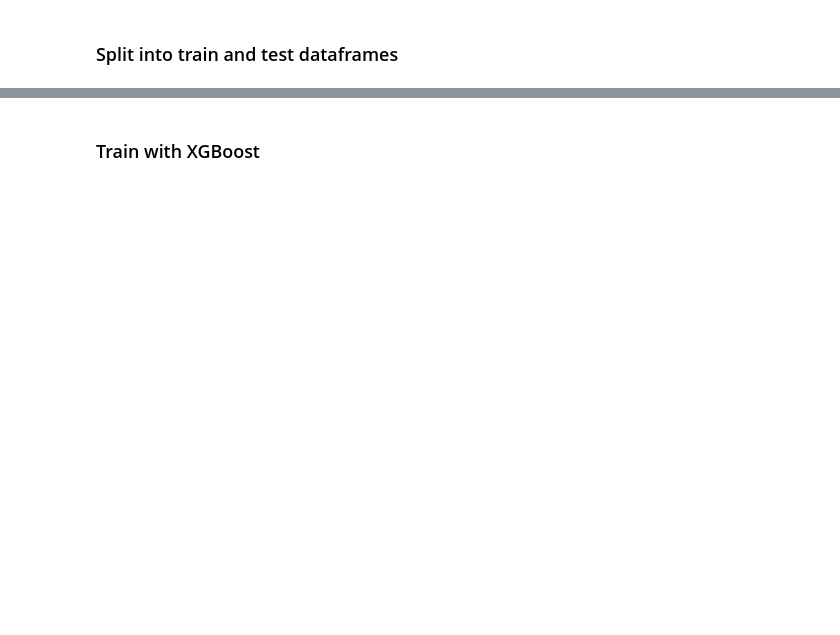
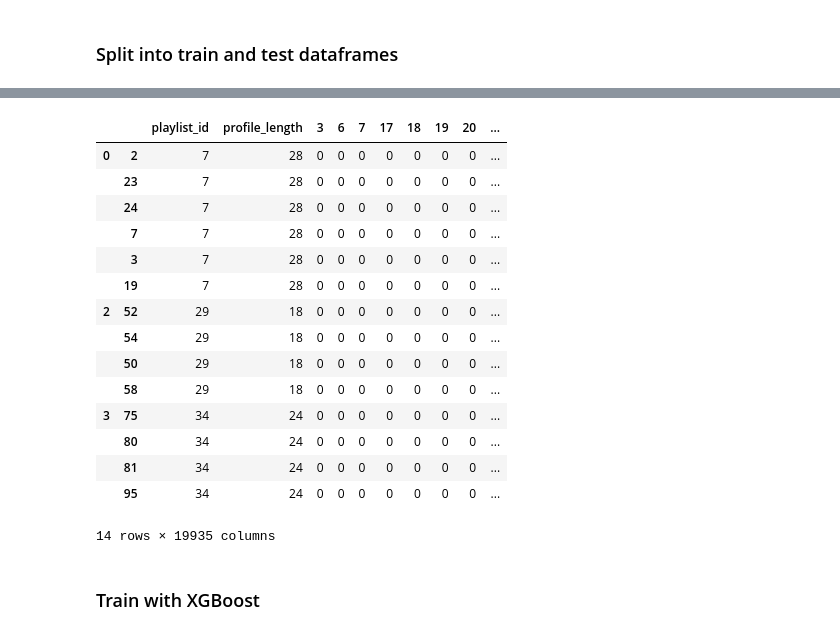
Before and after one commit to federicoparroni/RecSys, a Jupyter notebook: reranking/rerank.ipynb, the cells around one changed output, grey strips where cells are left out. Drawn from its saved outputs; the diff is of its cells as text; code cells hidden in the pictures; blank space fills up the shorter version.

```diff
--- a/reranking/rerank.ipynb
+++ b/reranking/rerank.ipynb
@@ -179,0 +237,9 @@ oh1 = pd.concat([oh1, test_labels_df], axis=1)
+# %%
+import data.data as d
+import random
+import math
+tgt = d.get_target_playlists()
+train_tgt = random.sample(tgt, math.floor(len(tgt)/2))
+test_tgt = list(set(tgt) - set(train_tgt))
+train = full.loc[full['playlist_id'].isin(train_tgt)]
+test = full.loc[full['playlist_id'].isin(test_tgt)]
@@ -180,3 +255,22 @@ oh1 = pd.concat([oh1, test_labels_df], axis=1)
+# %%
+test
+# %% [output]
+|  |  | playlist_id | profile_length | 3 | 6 | 7 | 17 | 18 | 19 | 20 | ... |
+| 0 | 2 | 7 | 28 | 0 | 0 | 0 | 0 | 0 | 0 | 0 | ... |
+|  | 23 | 7 | 28 | 0 | 0 | 0 | 0 | 0 | 0 | 0 | ... |
+|  | 24 | 7 | 28 | 0 | 0 | 0 | 0 | 0 | 0 | 0 | ... |
+|  | 7 | 7 | 28 | 0 | 0 | 0 | 0 | 0 | 0 | 0 | ... |
+|  | 3 | 7 | 28 | 0 | 0 | 0 | 0 | 0 | 0 | 0 | ... |
+|  | 19 | 7 | 28 | 0 | 0 | 0 | 0 | 0 | 0 | 0 | ... |
+| 2 | 52 | 29 | 18 | 0 | 0 | 0 | 0 | 0 | 0 | 0 | ... |
+|  | 54 | 29 | 18 | 0 | 0 | 0 | 0 | 0 | 0 | 0 | ... |
+|  | 50 | 29 | 18 | 0 | 0 | 0 | 0 | 0 | 0 | 0 | ... |
+|  | 58 | 29 | 18 | 0 | 0 | 0 | 0 | 0 | 0 | 0 | ... |
+| 3 | 75 | 34 | 24 | 0 | 0 | 0 | 0 | 0 | 0 | 0 | ... |
+|  | 80 | 34 | 24 | 0 | 0 | 0 | 0 | 0 | 0 | 0 | ... |
+|  | 81 | 34 | 24 | 0 | 0 | 0 | 0 | 0 | 0 | 0 | ... |
+|  | 95 | 34 | 24 | 0 | 0 | 0 | 0 | 0 | 0 | 0 | ... |
+14 rows × 19935 columns
 # %% [markdown]
 ### Train with XGBoost
 # %%
```
Also changed, not shown: parts of 11 cells of this notebook.
